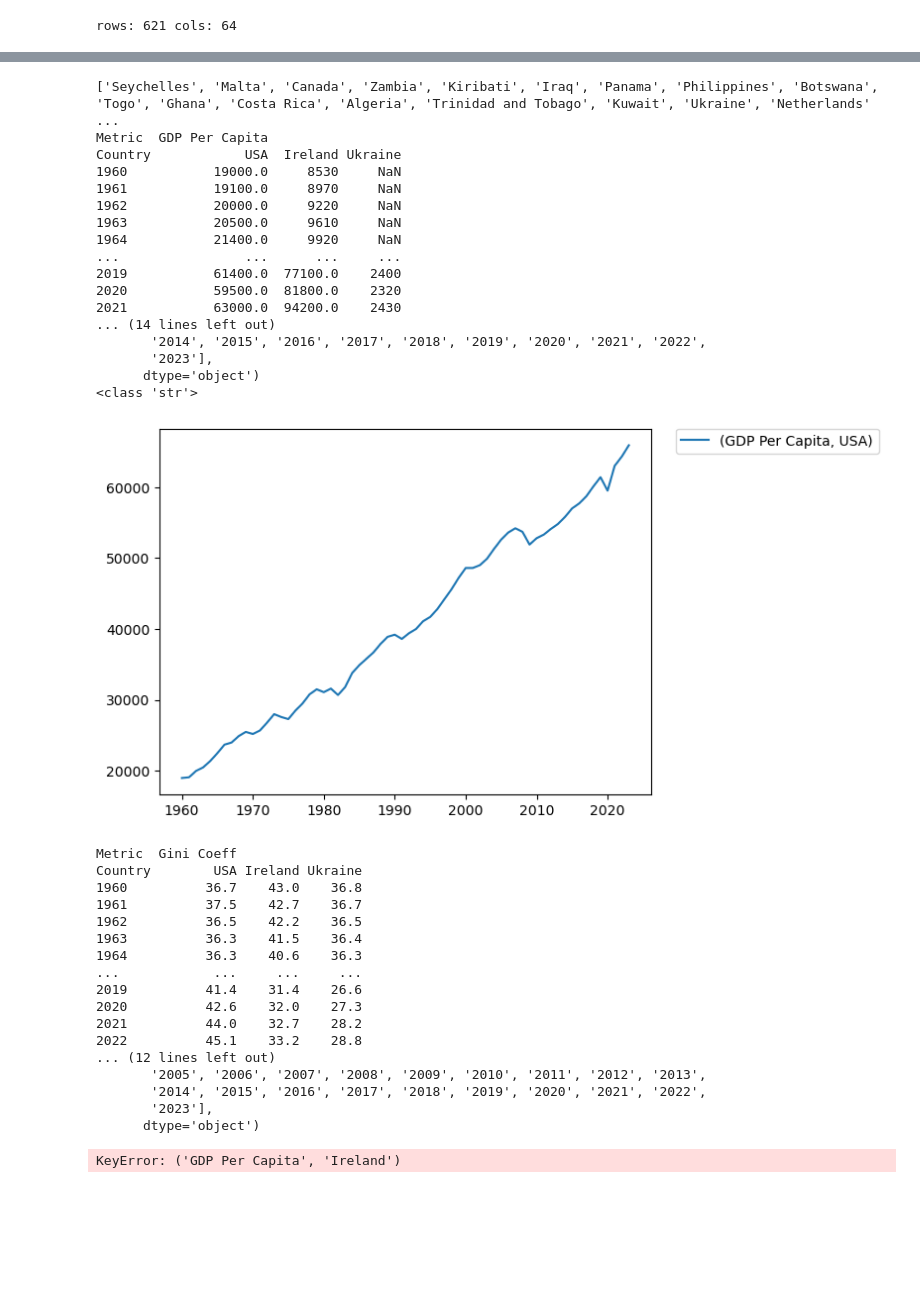
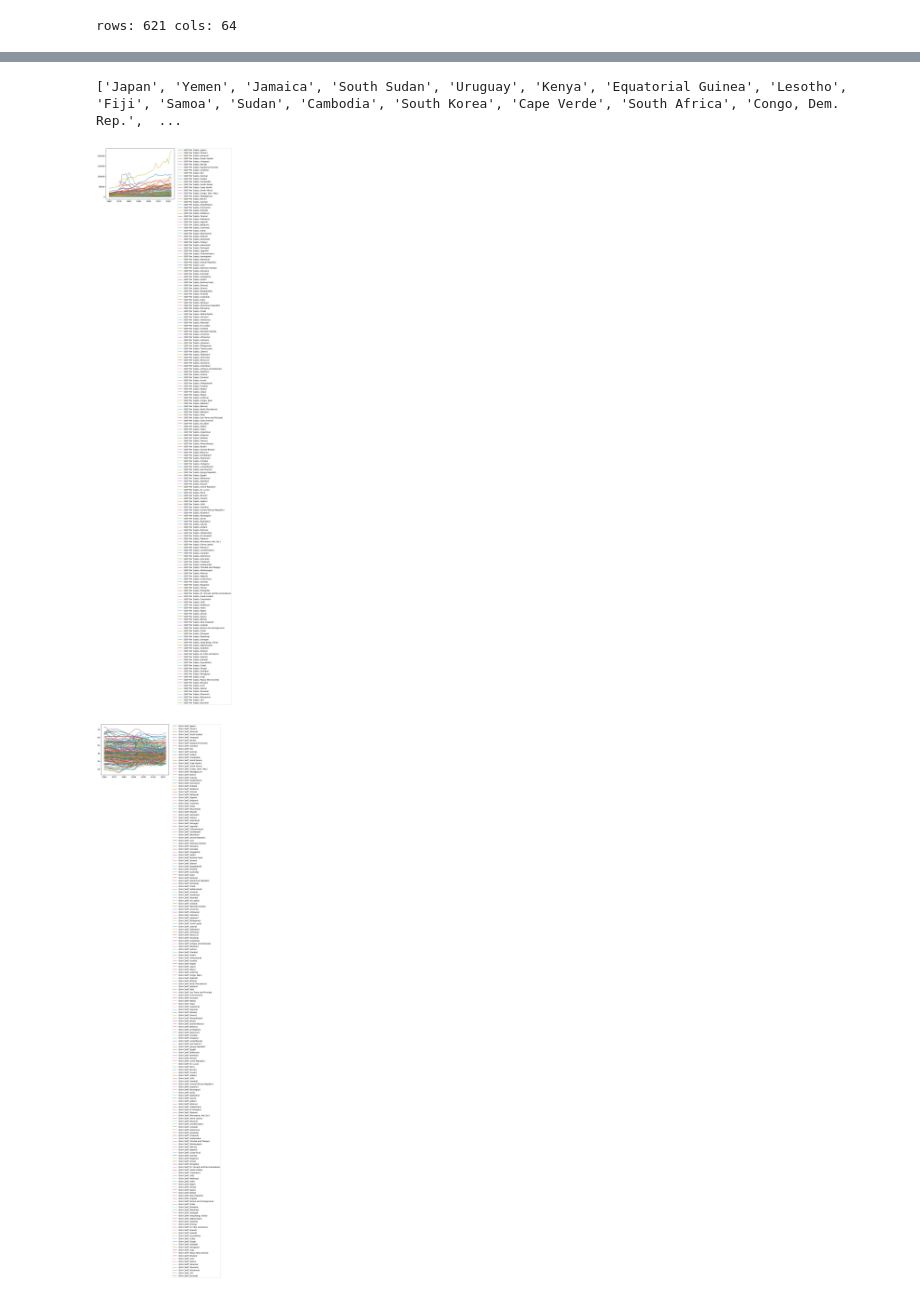
Before and after one commit to ctcastle/leprechaun_economics, a Jupyter notebook: conners-notebook.ipynb, the cells around one changed output, grey strips where cells are left out. Drawn from its saved outputs; the diff is of its cells as text; code cells hidden in the pictures; blank space fills up the shorter version.

```diff
--- a/conners-notebook.ipynb
+++ b/conners-notebook.ipynb
@@ -91,71 +97,34 @@ combined_data.loc[idx[:,('USA','UK','Brazil','China','Poland','Ukraine','Ireland
 # %%
 # Tasks going forward:
 # - User Entry
 #     - Prompt user to enter some number of countries, and a start year and end year.
 #     - Returns a tuple of ([list of Strings as country names], [list of start year, end year]).
 
 # - Plotting:
 #     - Plot for each metric containing:
 #         - all contries and global average for time slice.
 
 # Advanced index slicing per countries, expecting them to come in as a list from input()
 # Advanced slicing coming in as a list for year to year
 # To split an input string
 import matplotlib.pyplot as plt
 #print(combined_data_fixed.head())
 print(common_countries)
 countries = ['USA','Ireland','Ukraine']
 #country_list = common_countries
 years = ['1960','2023']
 def plotter(df, country_list, year_range, data_section):
     idx = pd.IndexSlice
     sub_df = df.loc[idx[data_section,country_list],idx[year_range[0]:year_range[-1]]]
-    print(sub_df.transpose())
     sub_df = sub_df.transpose()
-    print(sub_df.columns)
-    print(sub_df.index)
-    print(type(sub_df['GDP Per Capita','Ireland']['1960']))
     sub_df.plot()
     plt.legend(bbox_to_anchor=(1.05, 1), loc='upper left', borderaxespad=0.)
     plt.show()
 
-plotter(combined_data_fixed,countries,years,'GDP Per Capita')
-plotter(combined_data_fixed,countries,years,'Gini Coeff')
-plotter(combined_data_fixed,countries,years,'Total GDP')
+plotter(combined_data_fixed,common_countries,years,'GDP Per Capita')
+plotter(combined_data_fixed,common_countries,years,'Gini Coeff')
+plotter(combined_data_fixed,common_countries,years,'Total GDP')
 # %% [output]
-['Seychelles', 'Malta', 'Canada', 'Zambia', 'Kiribati', 'Iraq', 'Panama', 'Philippines', 'Botswana', 'Togo', 'Ghana', 'Costa Rica', 'Algeria', 'Trinidad and Tobago', 'Kuwait', 'Ukraine', 'Netherlands' ...
-Metric  GDP Per Capita
-Country            USA  Ireland Ukraine
-1960           19000.0     8530     NaN
-1961           19100.0     8970     NaN
-1962           20000.0     9220     NaN
-1963           20500.0     9610     NaN
-1964           21400.0     9920     NaN
-...                ...      ...     ...
-2019           61400.0  77100.0    2400
-2020           59500.0  81800.0    2320
-2021           63000.0  94200.0    2430
-... (14 lines left out)
-       '2014', '2015', '2016', '2017', '2018', '2019', '2020', '2021', '2022',
-       '2023'],
-      dtype='object')
-<class 'str'>
+['Japan', 'Yemen', 'Jamaica', 'South Sudan', 'Uruguay', 'Kenya', 'Equatorial Guinea', 'Lesotho', 'Fiji', 'Samoa', 'Sudan', 'Cambodia', 'South Korea', 'Cape Verde', 'South Africa', 'Congo, Dem. Rep.',  ...
-[figure, old version]
+[figure, new version]
-Metric  Gini Coeff
-Country        USA Ireland Ukraine
-1960          36.7    43.0    36.8
-1961          37.5    42.7    36.7
-1962          36.5    42.2    36.5
-1963          36.3    41.5    36.4
-1964          36.3    40.6    36.3
-...            ...     ...     ...
-2019          41.4    31.4    26.6
-2020          42.6    32.0    27.3
-2021          44.0    32.7    28.2
-2022          45.1    33.2    28.8
-... (12 lines left out)
-       '2005', '2006', '2007', '2008', '2009', '2010', '2011', '2012', '2013',
-       '2014', '2015', '2016', '2017', '2018', '2019', '2020', '2021', '2022',
-       '2023'],
-      dtype='object')
-KeyError: ('GDP Per Capita', 'Ireland')
+[figure, added]
```
Also changed, not shown: parts of 4 cells of this notebook.
